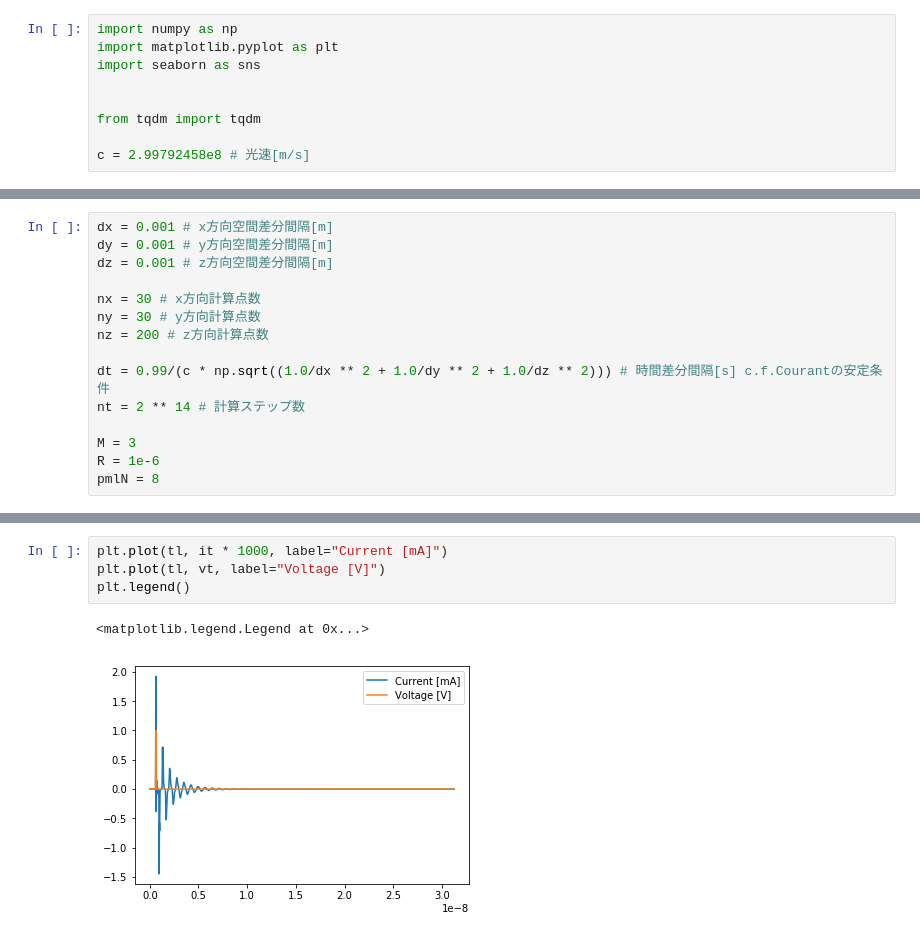
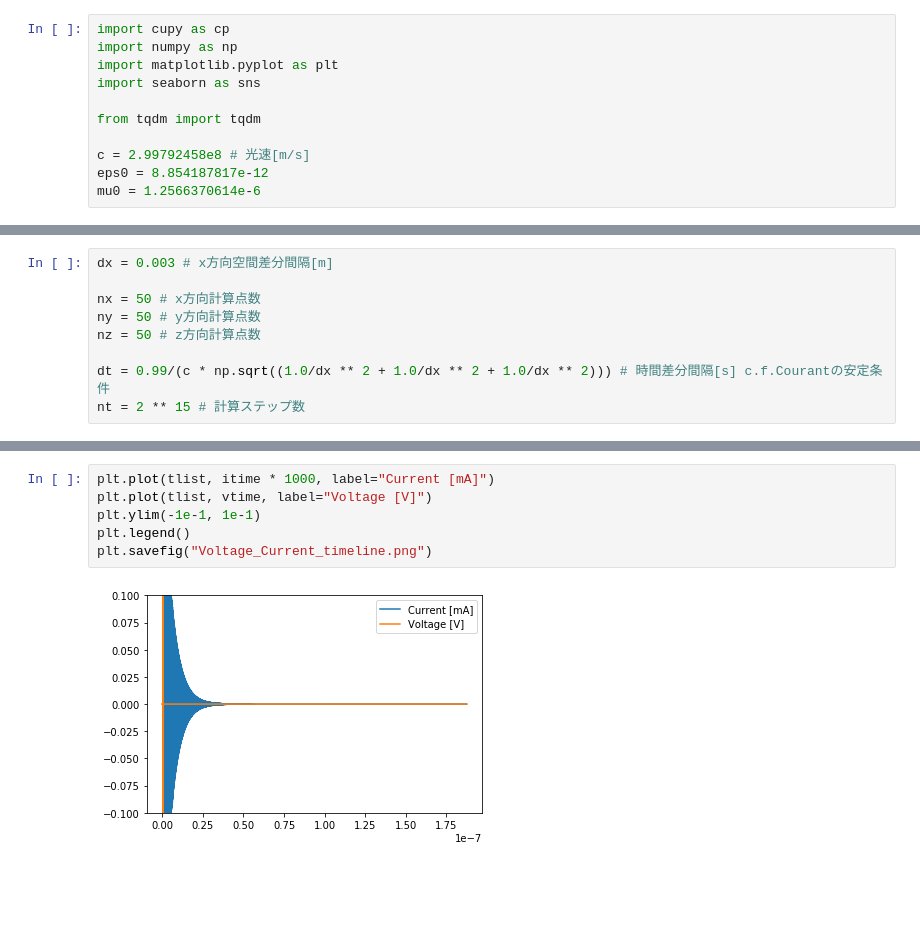
Before and after one commit to sandship/practice_fdtd, a Jupyter notebook: imp/3DFDTD.ipynb, the cells around one changed output, grey strips where cells are left out. Cells and saved outputs as stored; diff of their text form; blank space fills up the shorter version.

```diff
--- a/imp/3DFDTD.ipynb
+++ b/imp/3DFDTD.ipynb
@@ -1,9 +3,11 @@
 # %%
+import cupy as cp
 import numpy as np
 import matplotlib.pyplot as plt
 import seaborn as sns
 
-
 from tqdm import tqdm
 
 c = 2.99792458e8 # 光速[m/s]
+eps0 = 8.854187817e-12
+mu0 = 1.2566370614e-6
@@ -10,16 +16,10 @@ c = 2.99792458e8 # 光速[m/s]
 # %%
-dx = 0.001 # x方向空間差分間隔[m]
-dy = 0.001 # y方向空間差分間隔[m]
-dz = 0.001 # z方向空間差分間隔[m]
+dx = 0.003 # x方向空間差分間隔[m]
 
-nx = 30 # x方向計算点数
-ny = 30 # y方向計算点数
-nz = 200 # z方向計算点数
+nx = 50 # x方向計算点数
+ny = 50 # y方向計算点数
+nz = 50 # z方向計算点数
 
-dt = 0.99/(c * np.sqrt((1.0/dx ** 2 + 1.0/dy ** 2 + 1.0/dz ** 2))) # 時間差分間隔[s] c.f.Courantの安定条件
-nt = 2 ** 14 # 計算ステップ数
-
-M = 3
-R = 1e-6
-pmlN = 8
+dt = 0.99/(c * np.sqrt((1.0/dx ** 2 + 1.0/dx ** 2 + 1.0/dx ** 2))) # 時間差分間隔[s] c.f.Courantの安定条件
+nt = 2 ** 15 # 計算ステップ数
 # %% [markdown]
@@ -164,8 +202,9 @@ for f, imp in zip(fl[start:end]/10**9, np.fft.fft(vt)[start:end]/np.fft.fft(it)[
 # %%
-plt.plot(tl, it * 1000, label="Current [mA]")
-plt.plot(tl, vt, label="Voltage [V]")
+plt.plot(tlist, itime * 1000, label="Current [mA]")
+plt.plot(tlist, vtime, label="Voltage [V]")
+plt.ylim(-1e-1, 1e-1)
 plt.legend()
+plt.savefig("Voltage_Current_timeline.png")
 # %% [output]
-<matplotlib.legend.Legend at 0x...>
-[figure, old version]
+[figure, new version]
 # %%
```
Also changed, not shown: parts of 13 cells of this notebook, 6 other files.
